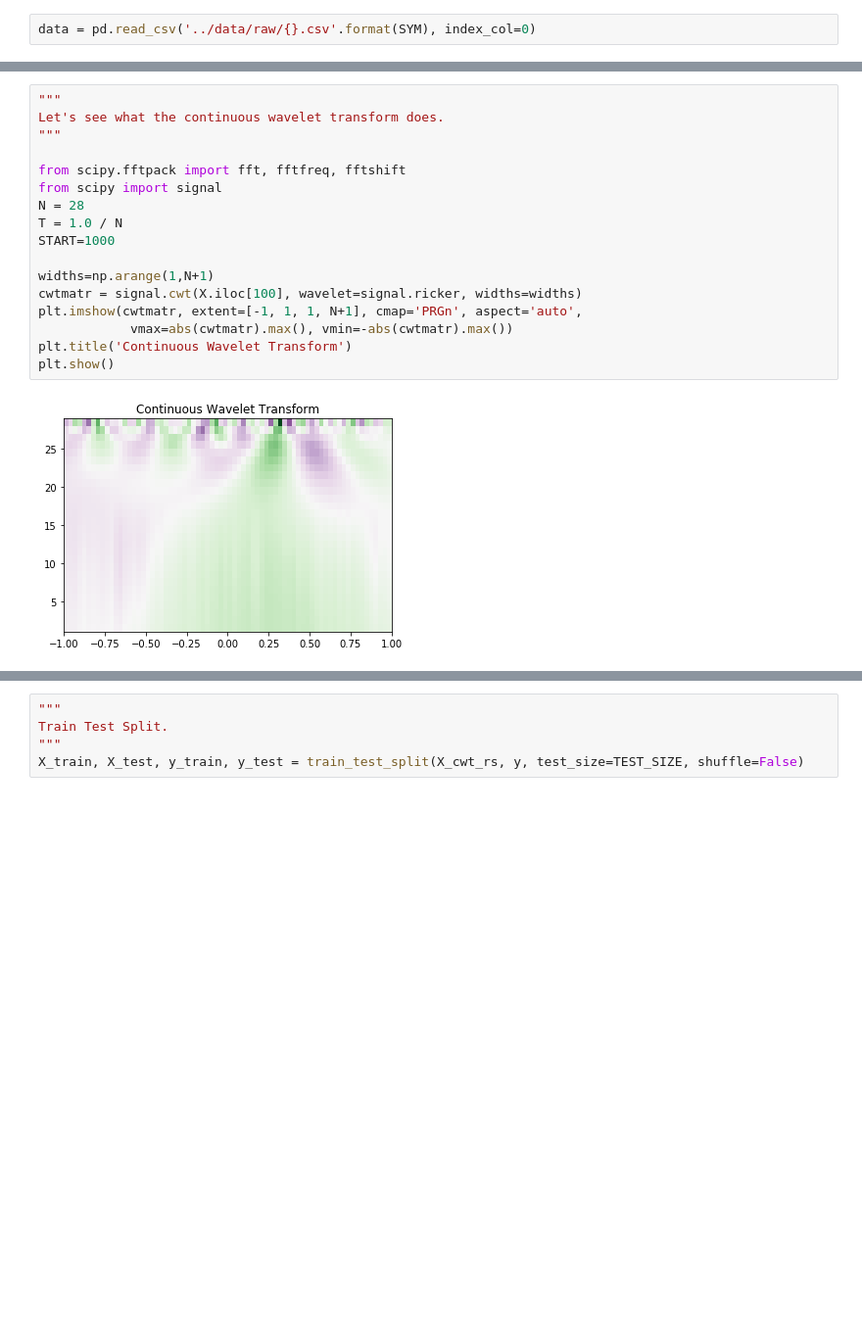
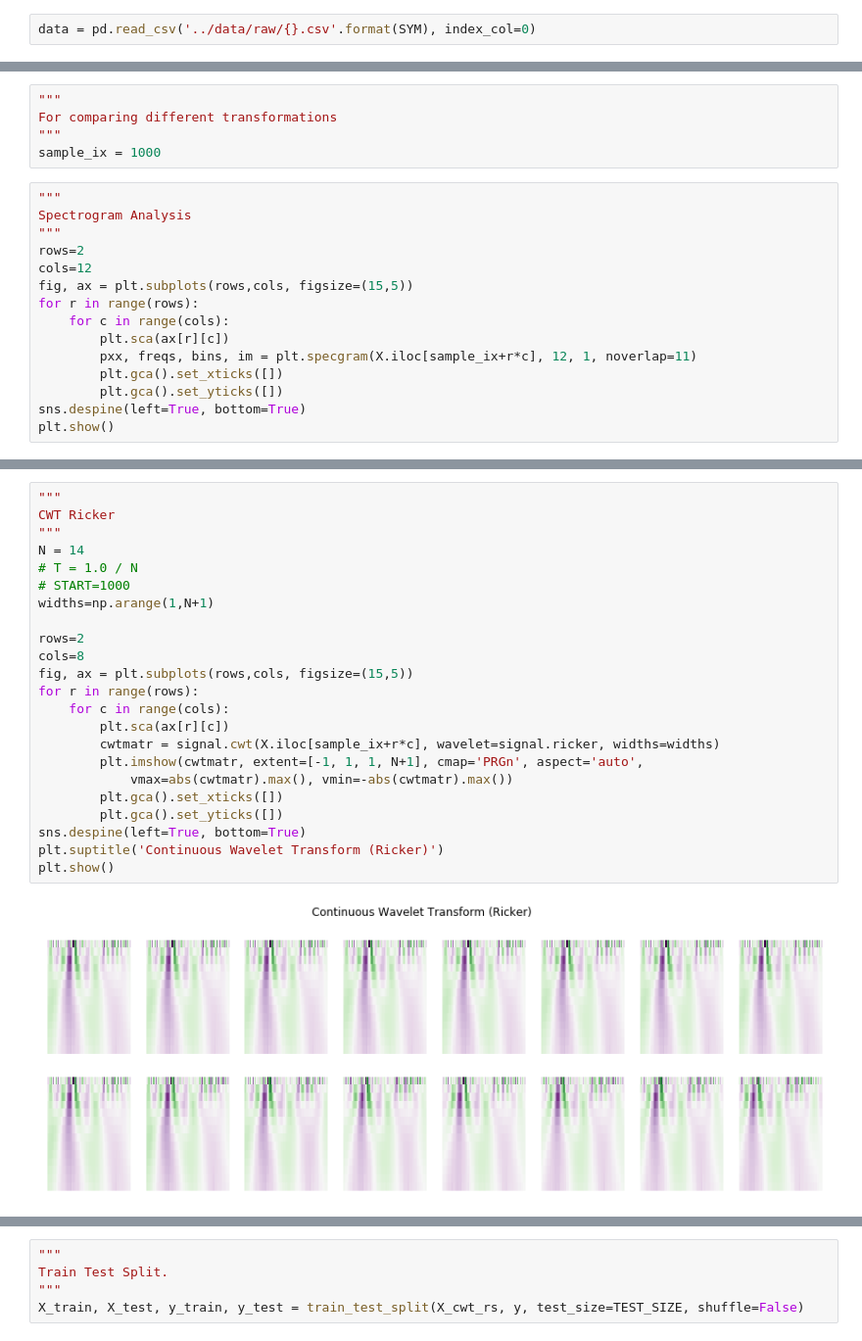
Before and after one commit to daniel-cortez-stevenson/crypto-predict, a Jupyter notebook: notebooks/cwt_preprocessing.ipynb, the cells around one changed output, grey strips where cells are left out. Shown at 98% size. Saved outputs shown, nothing was run; the diff lists cells and outputs as text; blank space fills up the shorter version.

```diff
--- a/notebooks/cwt_preprocessing.ipynb
+++ b/notebooks/cwt_preprocessing.ipynb
@@ -65,0 +65,20 @@ X
+# %%
+"""
+For comparing different transformations
+"""
+sample_ix = 1000
+# %%
+"""
+Spectrogram Analysis
+"""
+rows=2
+cols=12
+fig, ax = plt.subplots(rows,cols, figsize=(15,5))
+for r in range(rows):
+    for c in range(cols):
+        plt.sca(ax[r][c])
+        pxx, freqs, bins, im = plt.specgram(X.iloc[sample_ix+r*c], 12, 1, noverlap=11)
+        plt.gca().set_xticks([])
+        plt.gca().set_yticks([])
+sns.despine(left=True, bottom=True)
+plt.show()
@@ -66,19 +87,25 @@ X
 # %%
 """
-Let's see what the continuous wavelet transform does.
+CWT Ricker
 """
+N = 14
+# T = 1.0 / N
+# START=1000
+widths=np.arange(1,N+1)
 
-from scipy.fftpack import fft, fftfreq, fftshift
-from scipy import signal
-N = 28
-T = 1.0 / N
-START=1000
-
-widths=np.arange(1,N+1)
-cwtmatr = signal.cwt(X.iloc[100], wavelet=signal.ricker, widths=widths)
-plt.imshow(cwtmatr, extent=[-1, 1, 1, N+1], cmap='PRGn', aspect='auto',
+rows=2
+cols=8
+fig, ax = plt.subplots(rows,cols, figsize=(15,5))
+for r in range(rows):
+    for c in range(cols):
+        plt.sca(ax[r][c])
+        cwtmatr = signal.cwt(X.iloc[sample_ix+r*c], wavelet=signal.ricker, widths=widths)
+        plt.imshow(cwtmatr, extent=[-1, 1, 1, N+1], cmap='PRGn', aspect='auto',
             vmax=abs(cwtmatr).max(), vmin=-abs(cwtmatr).max())
-plt.title('Continuous Wavelet Transform')
+        plt.gca().set_xticks([])
+        plt.gca().set_yticks([])
+sns.despine(left=True, bottom=True)
+plt.suptitle('Continuous Wavelet Transform (Ricker)')
 plt.show()
 # %% [output]
-[figure, old version]
+[figure, new version]
```
Also changed, not shown: parts of 12 cells of this notebook, 2 other files.
